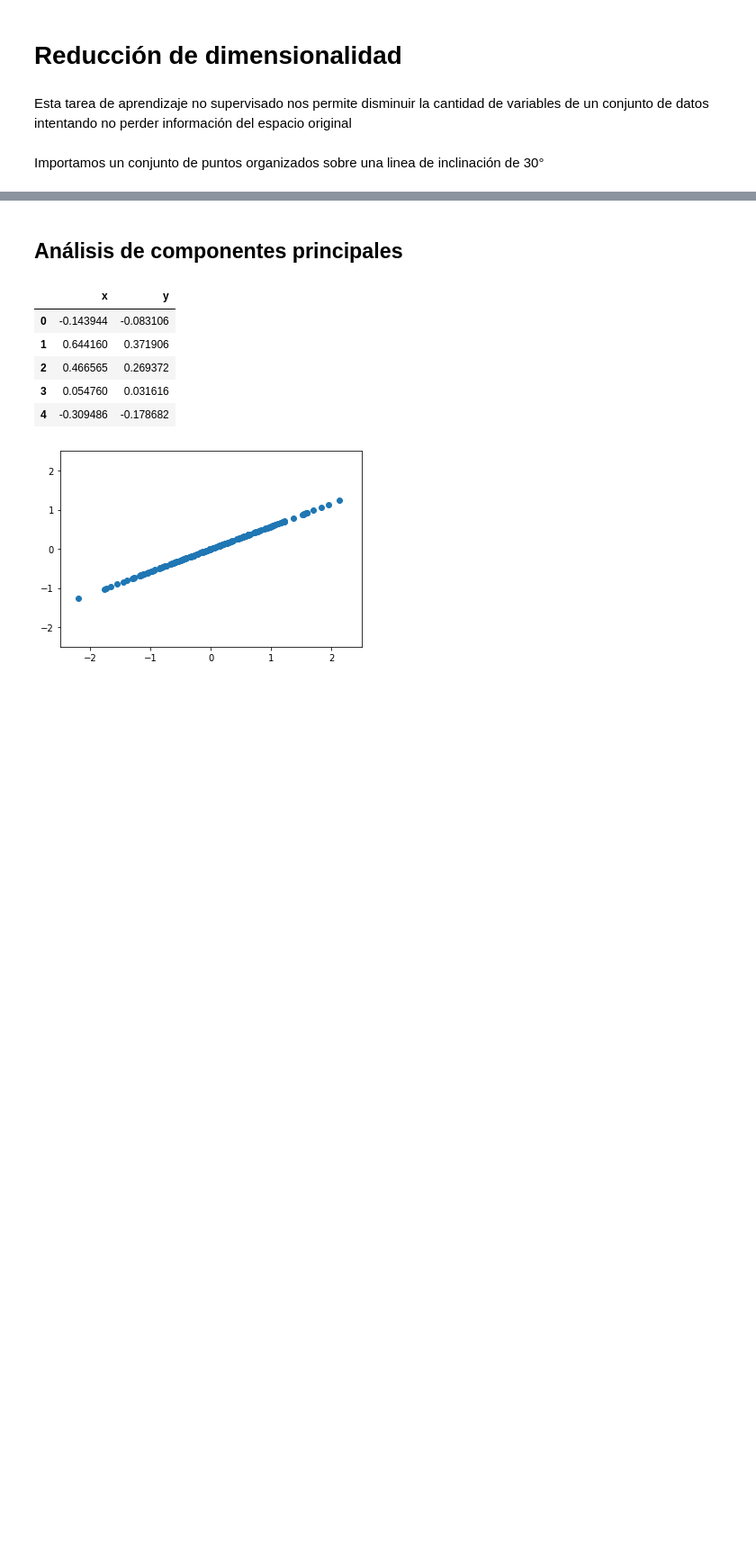
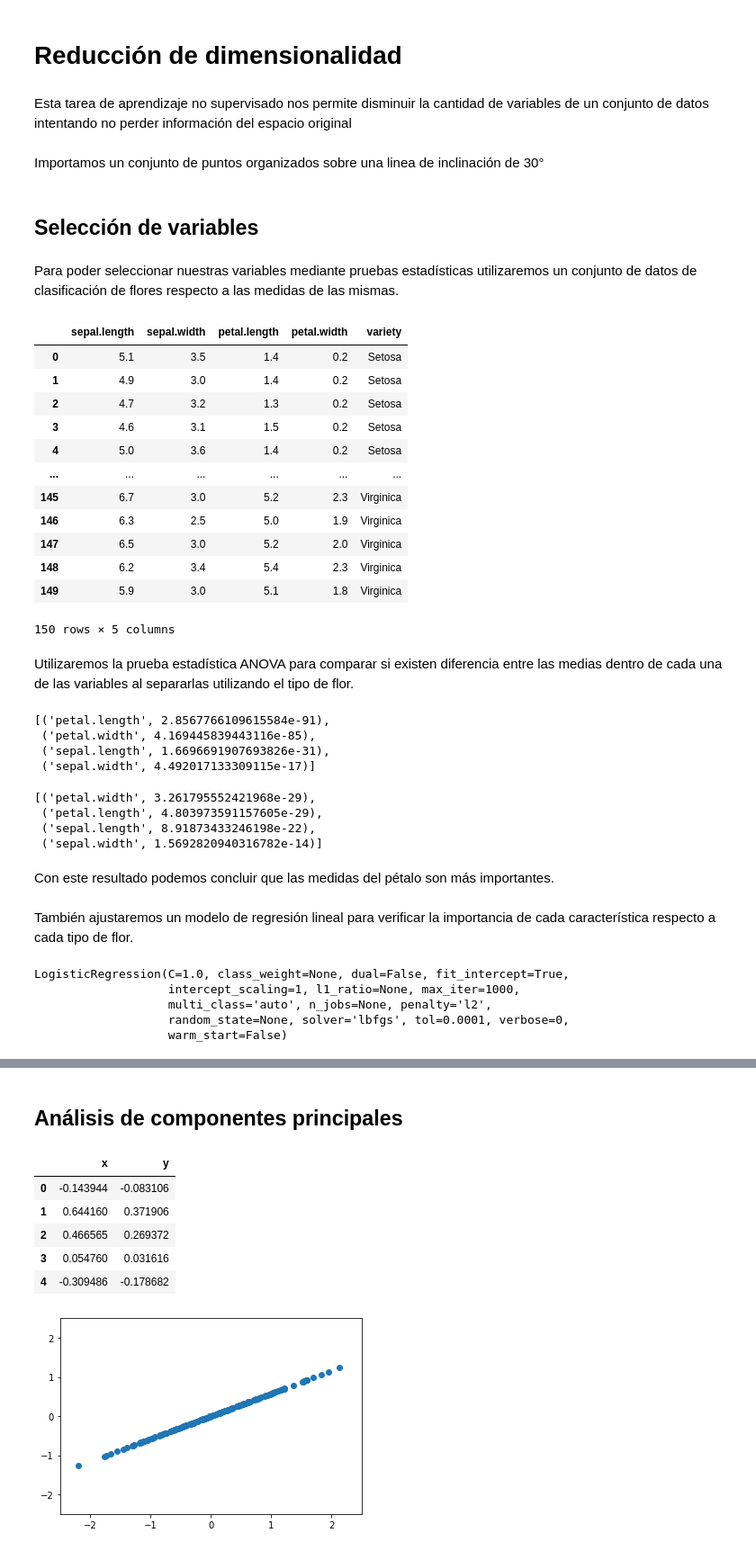
Before and after one commit to fvillena/patrones, a Jupyter notebook: 2-dimensionality_reduction.ipynb, the cells around one changed output, grey strips where cells are left out. Shown at 90% size. Cells and saved outputs as stored; diff of their text form; code cells hidden in the pictures; blank space fills up the shorter version.

```diff
--- a/2-dimensionality_reduction.ipynb
+++ b/2-dimensionality_reduction.ipynb
@@ -12,3 +13,67 @@ import matplotlib.pyplot as plt
 Esta tarea de aprendizaje no supervisado nos permite disminuir la cantidad de variables de un conjunto de datos intentando no perder información del espacio original
 # %% [markdown]
 Importamos un conjunto de puntos organizados sobre una linea de inclinación de 30°
+# %% [markdown]
+## Selección de variables
+# %% [markdown]
+Para poder seleccionar nuestras variables mediante pruebas estadísticas utilizaremos un conjunto de datos de clasificación de flores respecto a las medidas de las mismas.
+# %%
+iris = pd.read_csv("https://raw.githubusercontent.com/fvillena/mlfa/master/data/iris.csv")
+# %%
+iris
+# %% [output]
+|  | sepal.length | sepal.width | petal.length | petal.width | variety |
+| 0 | 5.1 | 3.5 | 1.4 | 0.2 | Setosa |
+| 1 | 4.9 | 3.0 | 1.4 | 0.2 | Setosa |
+| 2 | 4.7 | 3.2 | 1.3 | 0.2 | Setosa |
+| 3 | 4.6 | 3.1 | 1.5 | 0.2 | Setosa |
+| 4 | 5.0 | 3.6 | 1.4 | 0.2 | Setosa |
+| ... | ... | ... | ... | ... | ... |
+| 145 | 6.7 | 3.0 | 5.2 | 2.3 | Virginica |
+| 146 | 6.3 | 2.5 | 5.0 | 1.9 | Virginica |
+| 147 | 6.5 | 3.0 | 5.2 | 2.0 | Virginica |
+| 148 | 6.2 | 3.4 | 5.4 | 2.3 | Virginica |
+| 149 | 5.9 | 3.0 | 5.1 | 1.8 | Virginica |
+150 rows × 5 columns
+# %% [markdown]
+Utilizaremos la prueba estadística ANOVA para comparar si existen diferencia entre las medias dentro de cada una de las variables al separarlas utilizando el tipo de flor.
+# %%
+pvalues = []
+for feature in iris.columns[:-1]:
+  # Aplicamos la prueba estadística ANOVA agrupando cada característica por el tipo de flor.
+  pvalue = scipy.stats.f_oneway(*iris.groupby(by="variety")[feature].apply(list).tolist()).pvalue
+  # Extraemos el p_value asociado a cada comparación
+  pvalues.append((feature, pvalue))
+# Ordenamos el p_value desde el menor al mayor.
+sorted(pvalues, key=lambda tup: tup[1])
+# %% [output]
+[('petal.length', 2.8567766109615584e-91),
+ ('petal.width', 4.169445839443116e-85),
+ ('sepal.length', 1.6696691907693826e-31),
+ ('sepal.width', 4.492017133309115e-17)]
+# %%
+# Realizamos lo mismo con Kruskal-Wallis, la cual es una prueba no-paramétrica.
+pvalues = []
+for feature in iris.columns[:-1]:
+  pvalue = scipy.stats.kruskal(*iris.groupby(by="variety")[feature].apply(list).tolist()).pvalue
+  pvalues.append((feature, pvalue))
+sorted(pvalues, key=lambda tup: tup[1])
+# %% [output]
+[('petal.width', 3.261795552421968e-29),
+ ('petal.length', 4.803973591157605e-29),
+ ('sepal.length', 8.91873433246198e-22),
+ ('sepal.width', 1.5692820940316782e-14)]
+# %% [markdown]
+Con este resultado podemos concluir que las medidas del pétalo son más importantes.
+# %% [markdown]
+También ajustaremos un modelo de regresión lineal para verificar la importancia de cada característica respecto a cada tipo de flor.
+# %%
+# Ajustamos el modelo de rgresión lineal
+lr = sklearn.linear_model.LogisticRegression(max_iter=1000)
+lr.fit(iris.iloc[:,:-1],iris.variety)
+# %% [output]
+LogisticRegression(C=1.0, class_weight=None, dual=False, fit_intercept=True,
+                   intercept_scaling=1, l1_ratio=None, max_iter=1000,
+                   multi_class='auto', n_jobs=None, penalty='l2',
+                   random_state=None, solver='lbfgs', tol=0.0001, verbose=0,
+                   warm_start=False)
```
Also changed, not shown: parts of 14 cells of this notebook.
